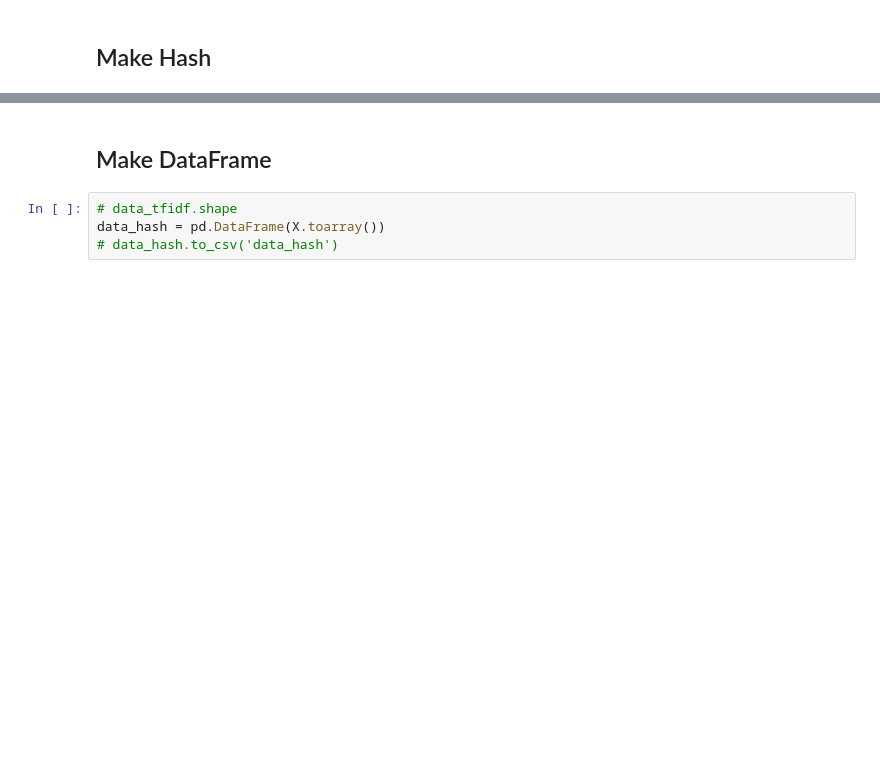
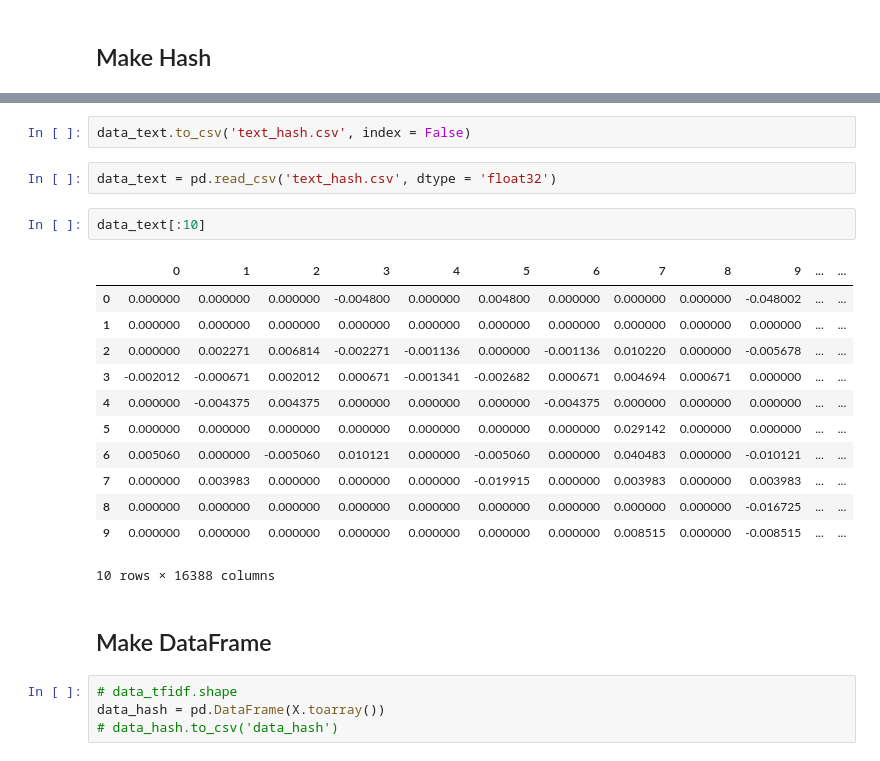
Before and after one commit to Bukhteev/Sphera_Project, a Jupyter notebook: Kirill/text_analiz.ipynb, the cells around one changed output, grey strips where cells are left out. Saved outputs shown, nothing was run; the diff lists cells and outputs as text; blank space fills up the shorter version.

Commit message:
add text_analiz and model

```diff
--- a/Kirill/text_analiz.ipynb
+++ b/Kirill/text_analiz.ipynb
@@ -66,3 +248,22 @@ X.shape
+# %%
+data_text.to_csv('text_hash.csv', index = False)
+# %%
+data_text = pd.read_csv('text_hash.csv', dtype = 'float32')
+# %%
+data_text[:10]
+# %% [output]
+|  | 0 | 1 | 2 | 3 | 4 | 5 | 6 | 7 | 8 | 9 | ... | ... |
+| 0 | 0.000000 | 0.000000 | 0.000000 | -0.004800 | 0.000000 | 0.004800 | 0.000000 | 0.000000 | 0.000000 | -0.048002 | ... | ... |
+| 1 | 0.000000 | 0.000000 | 0.000000 | 0.000000 | 0.000000 | 0.000000 | 0.000000 | 0.000000 | 0.000000 | 0.000000 | ... | ... |
+| 2 | 0.000000 | 0.002271 | 0.006814 | -0.002271 | -0.001136 | 0.000000 | -0.001136 | 0.010220 | 0.000000 | -0.005678 | ... | ... |
+| 3 | -0.002012 | -0.000671 | 0.002012 | 0.000671 | -0.001341 | -0.002682 | 0.000671 | 0.004694 | 0.000671 | 0.000000 | ... | ... |
+| 4 | 0.000000 | -0.004375 | 0.004375 | 0.000000 | 0.000000 | 0.000000 | -0.004375 | 0.000000 | 0.000000 | 0.000000 | ... | ... |
+| 5 | 0.000000 | 0.000000 | 0.000000 | 0.000000 | 0.000000 | 0.000000 | 0.000000 | 0.029142 | 0.000000 | 0.000000 | ... | ... |
+| 6 | 0.005060 | 0.000000 | -0.005060 | 0.010121 | 0.000000 | -0.005060 | 0.000000 | 0.040483 | 0.000000 | -0.010121 | ... | ... |
+| 7 | 0.000000 | 0.003983 | 0.000000 | 0.000000 | 0.000000 | -0.019915 | 0.000000 | 0.003983 | 0.000000 | 0.003983 | ... | ... |
+| 8 | 0.000000 | 0.000000 | 0.000000 | 0.000000 | 0.000000 | 0.000000 | 0.000000 | 0.000000 | 0.000000 | -0.016725 | ... | ... |
+| 9 | 0.000000 | 0.000000 | 0.000000 | 0.000000 | 0.000000 | 0.000000 | 0.000000 | 0.008515 | 0.000000 | -0.008515 | ... | ... |
+10 rows × 16388 columns
 # %% [markdown]
 ## Make DataFrame
 # %%
```
Also changed, not shown: parts of 87 cells of this notebook, 1 other file.
